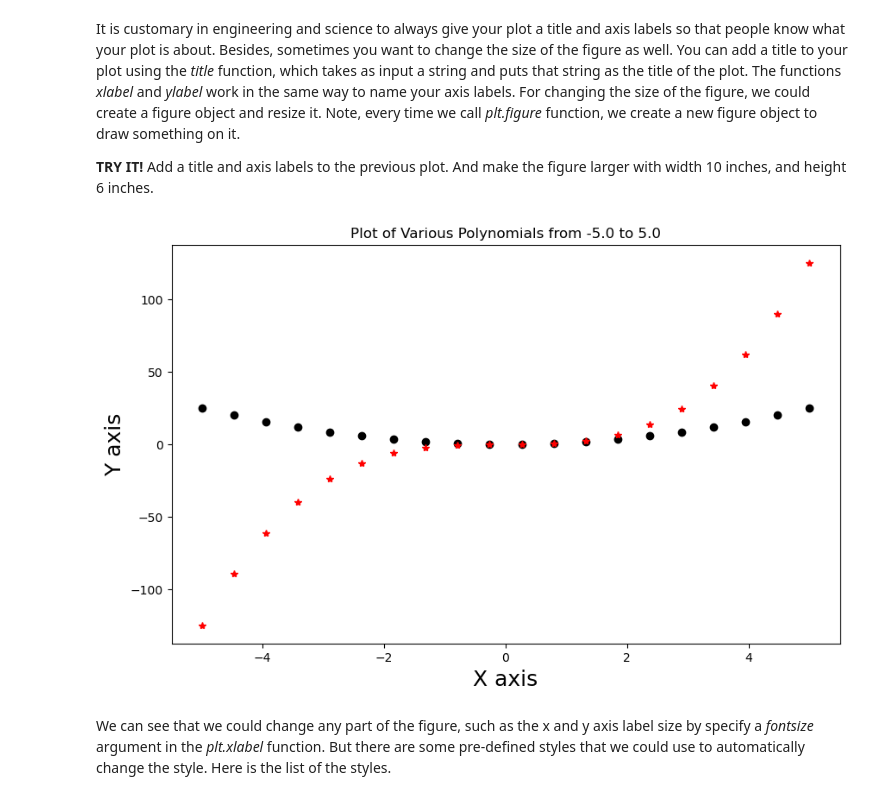
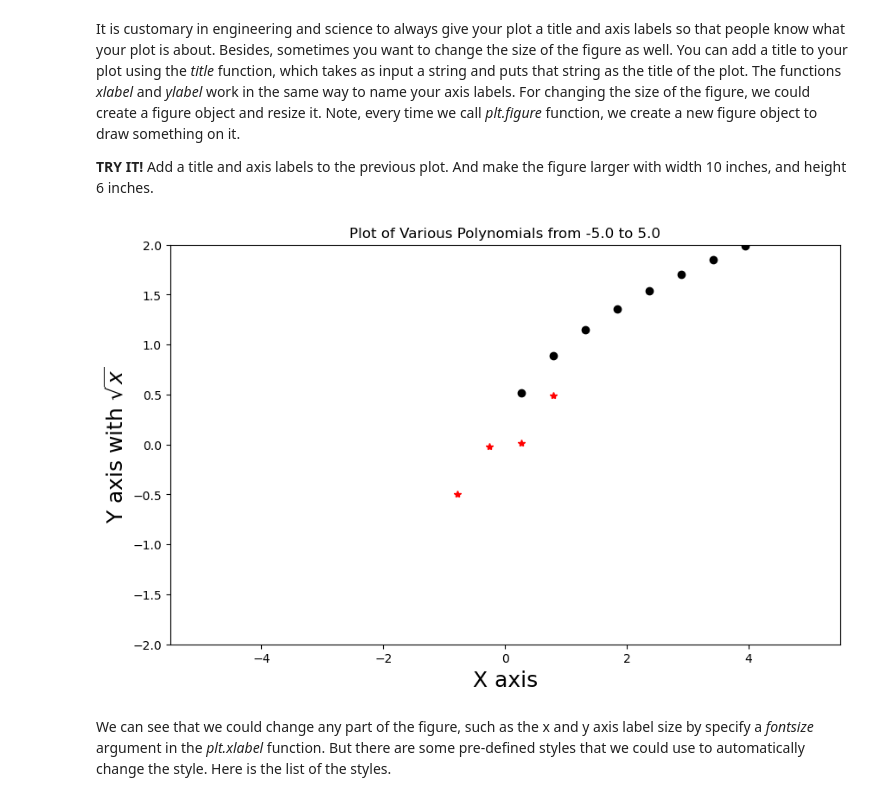
Before and after one commit to mbrowncodes/phz3150, a Jupyter notebook: lectures/phz3150lectures-main/Week 5 Lecture Files/Week 5.ipynb, the cells around one changed output. Saved outputs shown, nothing was run; the diff lists cells and outputs as text; code cells hidden in the pictures.

```diff
--- a/lectures/phz3150lectures-main/Week 5 Lecture Files/Week 5.ipynb
+++ b/lectures/phz3150lectures-main/Week 5 Lecture Files/Week 5.ipynb
@@ -97,15 +111,16 @@ It is customary in engineering and science to always give your plot a title and
 # %%
 plt.figure(figsize = (10,6))
 
 x = np.linspace(-5,5,20)
-plt.plot(x, x**2, 'ko')
+plt.plot(x, x**.5, 'ko')
 plt.plot(x, x**3, 'r*')
 plt.title(f'Plot of Various Polynomials from {x[0]} to {x[-1]}')
+plt.ylim(-2,2)
 plt.xlabel('X axis', fontsize = 18)
-plt.ylabel('Y axis', fontsize = 18)
+plt.ylabel(r'Y axis with $\sqrt{x}$', fontsize = 18) #r says treat as raw string
 plt.show()
 # %% [output]
-[figure, old version]
+[figure, new version]
 # %% [markdown]
 We can see that we could change any part of the figure, such as the x and y axis label size by specify a *fontsize* argument in the *plt.xlabel* function. But there are some pre-defined styles that we could use to automatically change the style. Here is the list of the styles.
 # %%
```
Also changed, not shown: parts of 25 cells of this notebook, 13 other files.
